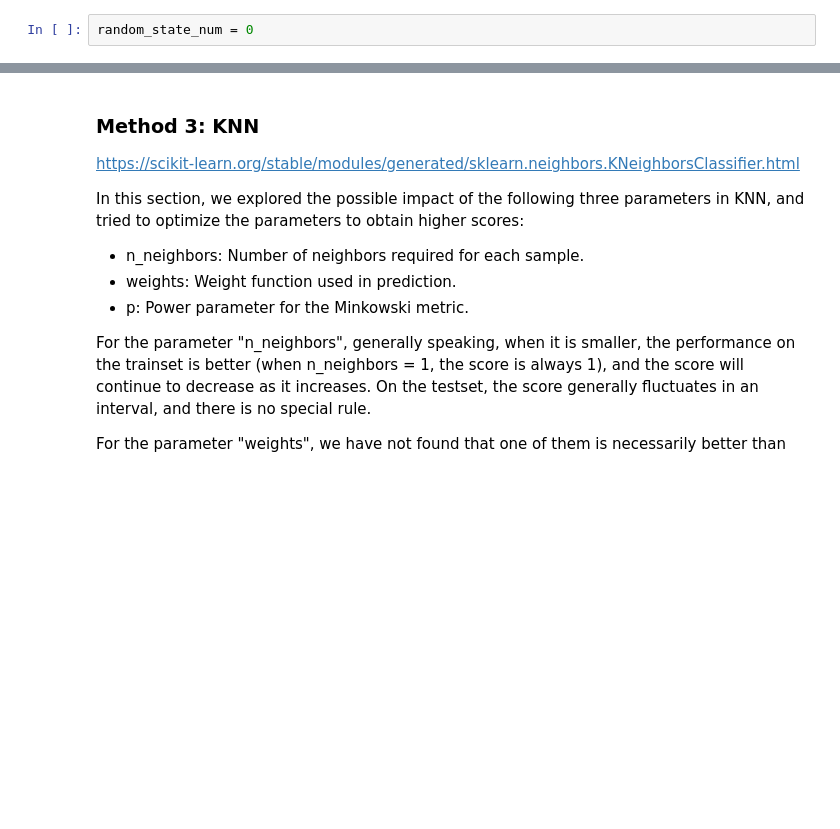
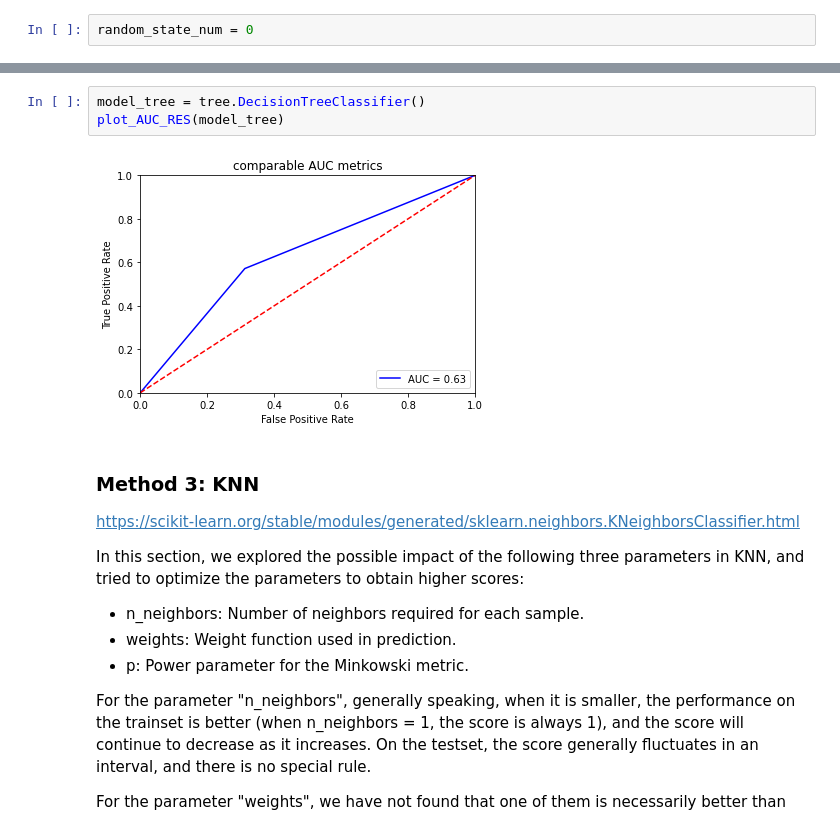
Before and after one commit to QishengL/DS_StrokeDetection, a Jupyter notebook: sklearn_hyperparameter.ipynb, the cells around one changed output, grey strips where cells are left out. Saved outputs shown, nothing was run; the diff lists cells and outputs as text; blank space fills up the shorter version.

```diff
--- a/sklearn_hyperparameter.ipynb
+++ b/sklearn_hyperparameter.ipynb
@@ -522,3 +527,8 @@ plot_extratree_min_samples_leaf()
+# %%
+model_tree = tree.DecisionTreeClassifier()
+plot_AUC_RES(model_tree)
+# %% [output]
+[figure, added]
 # %% [markdown]
 ### Method 3: KNN
 [https://scikit-learn.org/stable/modules/generated/sklearn.neighbors.KNeighborsClassifier.html](https://scikit-learn.org/stable/modules/generated/sklearn.neighbors.KNeighborsClassifier.html)
```
Also changed, not shown: parts of 20 cells of this notebook.
